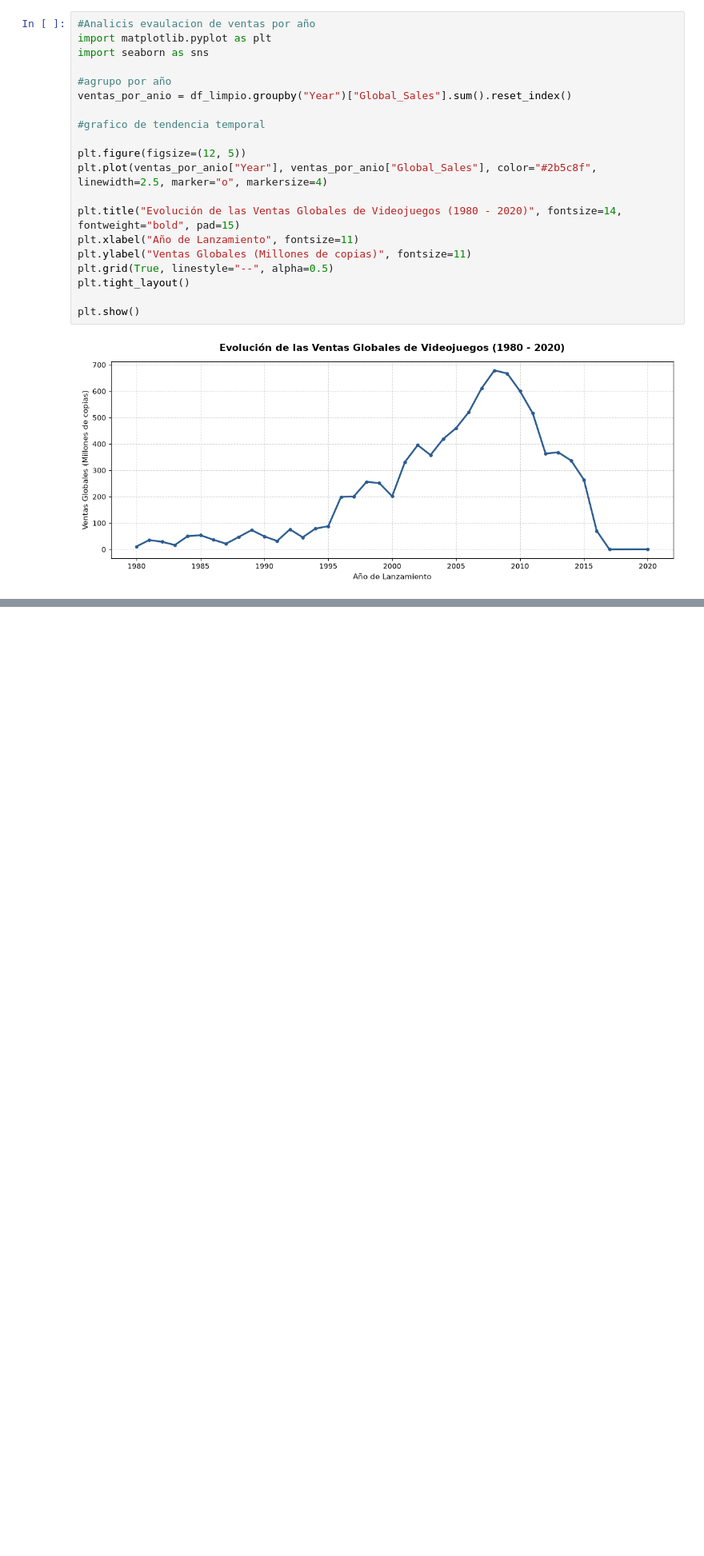
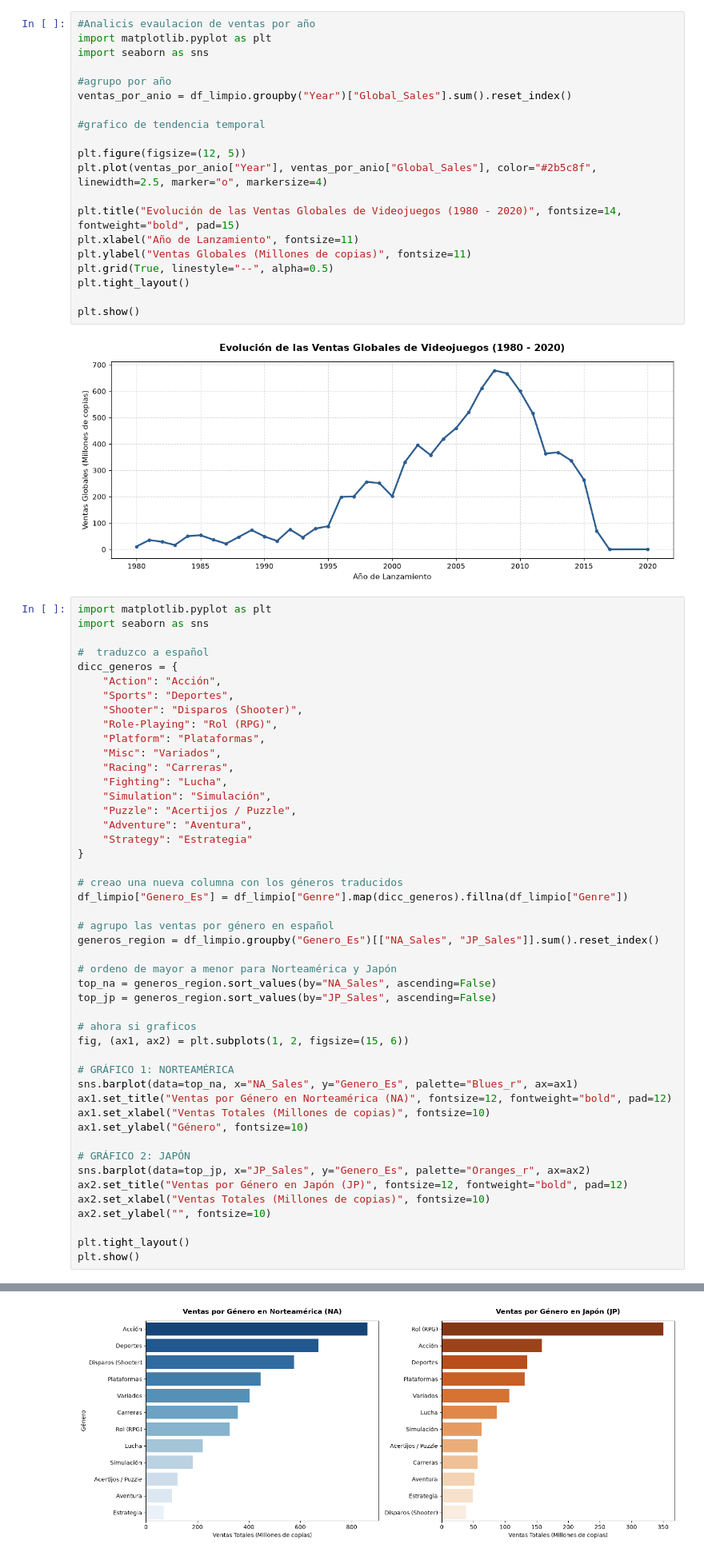
Before and after one commit to lucasandresponce/proyecto-final-videojuegos-, a Jupyter notebook: notebook.ipynb, the cells around one changed output, grey strips where cells are left out. Shown at 80% size. Drawn from its saved outputs; the diff is of its cells as text; blank space fills up the shorter version.

```diff
--- a/notebook.ipynb
+++ b/notebook.ipynb
@@ -181,3 +181,51 @@ plt.tight_layout()
 plt.show()
 # %% [output]
 [figure]
+# %%
+import matplotlib.pyplot as plt
+import seaborn as sns
+
+#  traduzco a español
+dicc_generos = {
+    "Action": "Acción",
+    "Sports": "Deportes",
+    "Shooter": "Disparos (Shooter)",
+    "Role-Playing": "Rol (RPG)",
+    "Platform": "Plataformas",
+    "Misc": "Variados",
+    "Racing": "Carreras",
+    "Fighting": "Lucha",
+    "Simulation": "Simulación",
+    "Puzzle": "Acertijos / Puzzle",
+    "Adventure": "Aventura",
+    "Strategy": "Estrategia"
+}
+
+# creao una nueva columna con los géneros traducidos
+df_limpio["Genero_Es"] = df_limpio["Genre"].map(dicc_generos).fillna(df_limpio["Genre"])
+
+# agrupo las ventas por género en español
+generos_region = df_limpio.groupby("Genero_Es")[["NA_Sales", "JP_Sales"]].sum().reset_index()
+
+# ordeno de mayor a menor para Norteamérica y Japón
+top_na = generos_region.sort_values(by="NA_Sales", ascending=False)
+top_jp = generos_region.sort_values(by="JP_Sales", ascending=False)
+
+# ahora si graficos
+fig, (ax1, ax2) = plt.subplots(1, 2, figsize=(15, 6))
+
+# GRÁFICO 1: NORTEAMÉRICA
+sns.barplot(data=top_na, x="NA_Sales", y="Genero_Es", palette="Blues_r", ax=ax1)
+ax1.set_title("Ventas por Género en Norteamérica (NA)", fontsize=12, fontweight="bold", pad=12)
+ax1.set_xlabel("Ventas Totales (Millones de copias)", fontsize=10)
+ax1.set_ylabel("Género", fontsize=10)
+
+# GRÁFICO 2: JAPÓN
+sns.barplot(data=top_jp, x="JP_Sales", y="Genero_Es", palette="Oranges_r", ax=ax2)
+ax2.set_title("Ventas por Género en Japón (JP)", fontsize=12, fontweight="bold", pad=12)
+ax2.set_xlabel("Ventas Totales (Millones de copias)", fontsize=10)
+ax2.set_ylabel("", fontsize=10)
+
+plt.tight_layout()
+plt.show()
+# %% [output]
@@ -183,0 +239 @@ plt.show()
+[figure, added]
```
Also changed, not shown: parts of 3 cells of this notebook.
